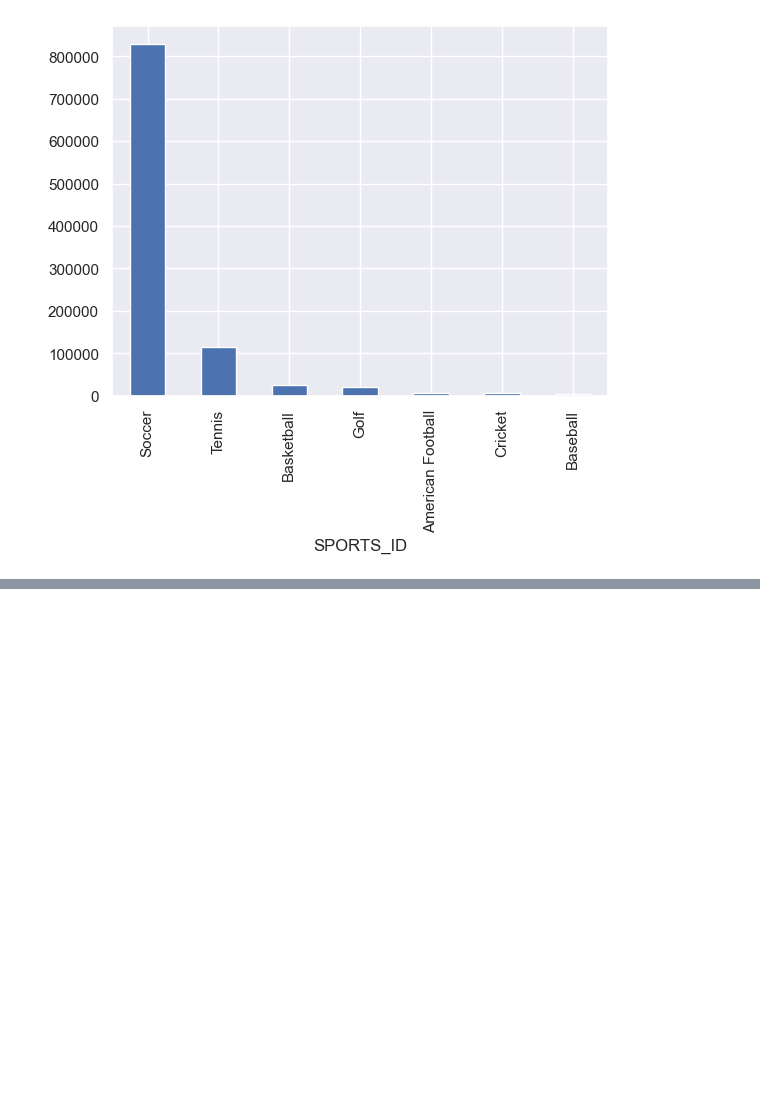
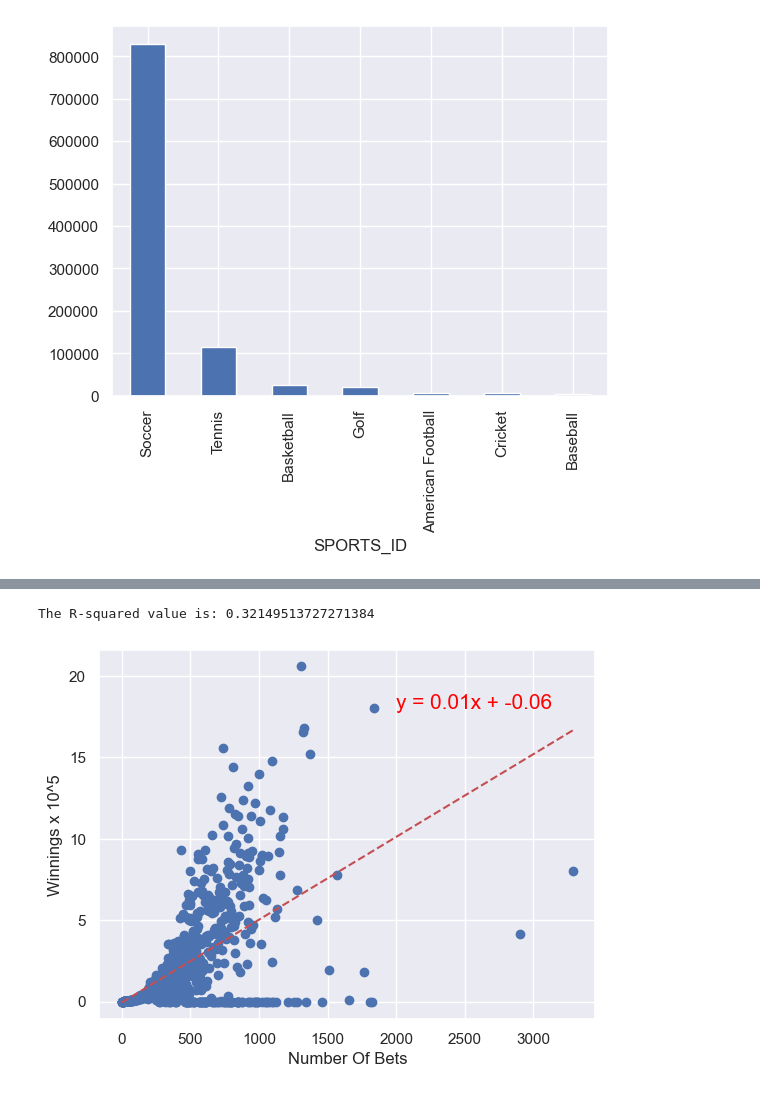
Before and after one commit to ns96/python-betfair, a Jupyter notebook: BetFairEDA_NS.ipynb, the cells around one changed output, grey strips where cells are left out. Drawn from its saved outputs; the diff is of its cells as text; code cells hidden in the pictures; blank space fills up the shorter version.

```diff
--- a/BetFairEDA_NS.ipynb
+++ b/BetFairEDA_NS.ipynb
@@ -235,0 +206,36 @@ games_df.count()
+# %%
+# Define a function to create Linear Regression plots
+def show_reg_plot(x_values, y_values, xlabel, ylabel, annot_x, annot_y):
+    # Run linear regression
+    (slope, intercept, rvalue, pvalue, stderr) = linregress(x_values, y_values)
+    regress_values = x_values * slope + intercept
+    line_eq = "y = " + str(round(slope,2)) + "x + " + str(round(intercept,2))
+
+    # Print r square value
+    print(f"The R-squared value is: {rvalue**2}")
+
+    # Plot scatter plot
+    plt.scatter(x_values, y_values)
+
+    # Plot regression line
+    plt.plot(x_values, regress_values,"r--")
+    plt.annotate(line_eq,(annot_x,annot_y), fontsize=15, color="red")
+
+    # Label plot
+    plt.xlabel(xlabel)
+    plt.ylabel(ylabel)
+
+    # Show plot
+    plt.show()
+# %%
+# number of bets vs winnings with linear plot
+bets_gb = betfair_df[["NUMBER_BETS", "WIN_AMOUNT", "LOSS_AMOUNT"]].groupby(["NUMBER_BETS"])
+bets_df = bets_gb.mean()
+
+x_values = bets_df.index
+y_values = bets_df["WIN_AMOUNT"]/1e5
+
+show_reg_plot(x_values, y_values, "Number Of Bets", "Winnings x 10^5", 2000, 18)
+# %% [output]
+The R-squared value is: 0.32149513727271384
+[figure, added]
```
Also changed, not shown: parts of 25 cells of this notebook, 1 other file.
